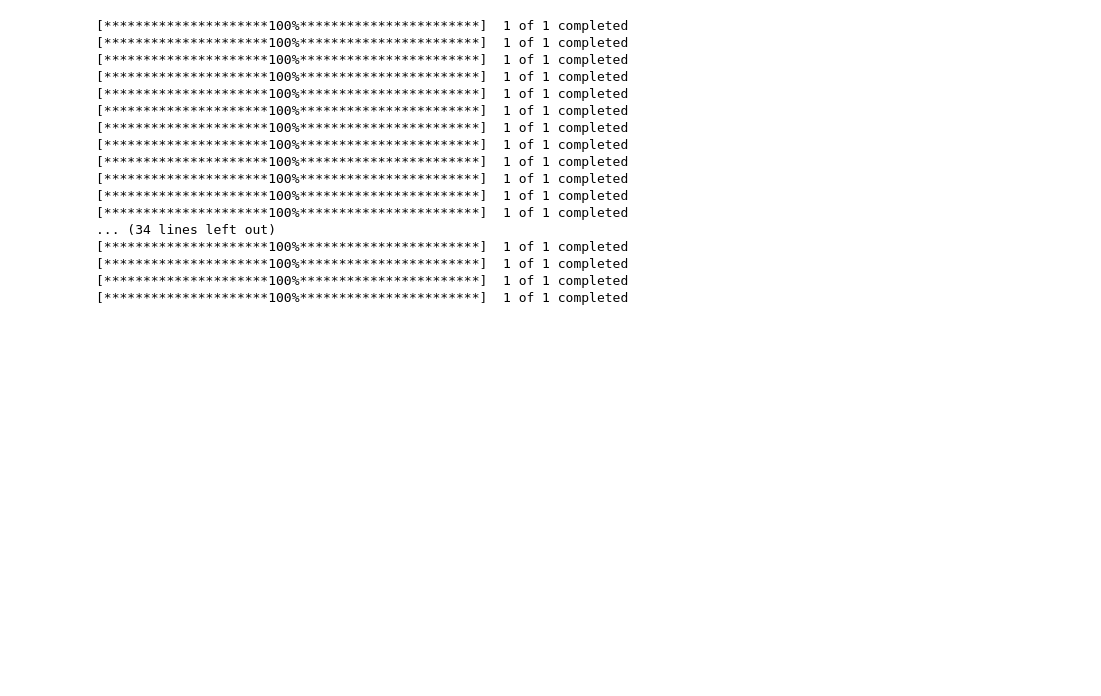
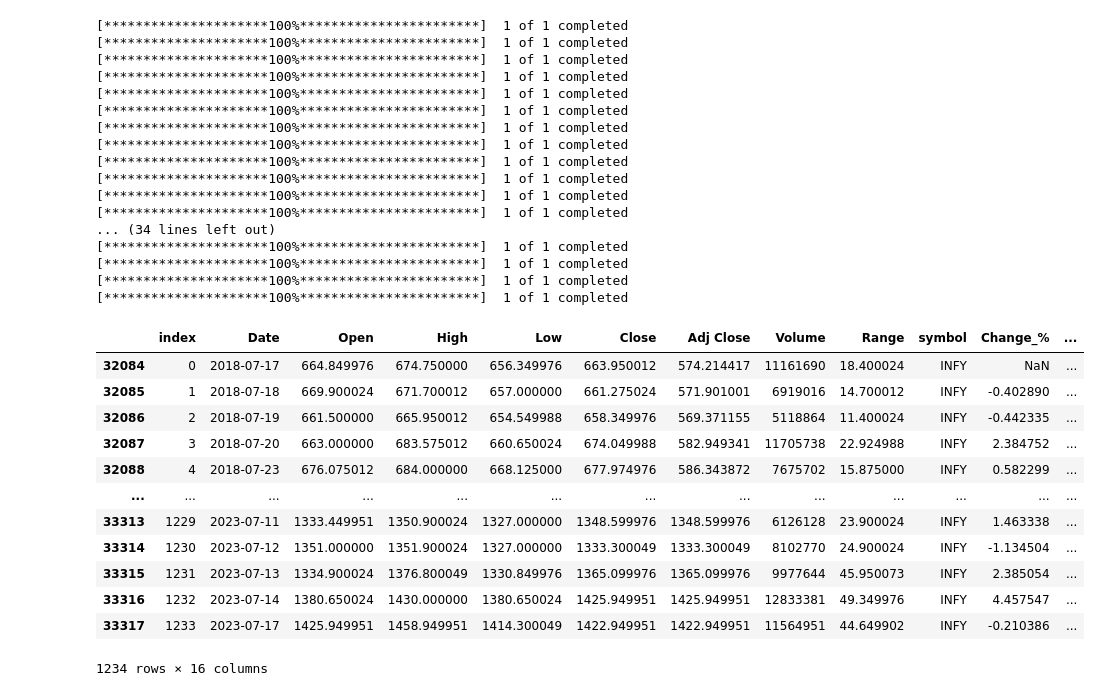
Before and after one commit to AshoksInsights/AshokTheAnalyst, a Jupyter notebook: import_stock_data.ipynb, the cells around one changed output. Saved outputs shown, nothing was run; the diff lists cells and outputs as text; code cells hidden in the pictures; blank space fills up the shorter version.

```diff
--- a/import_stock_data.ipynb
+++ b/import_stock_data.ipynb
@@ -13,12 +16,18 @@ len(tick)
 # %%
 df1=[]
 for i in tick:
-  df=yf.download(i,period='1y')
+  df=yf.download(i,period='5y')
   df.reset_index(inplace=True)
   df=df.dropna()
   df['Range']=df['High']-df['Low']
   df['symbol']=i.split(".")[0]
   df['Change_%']=(df['Close'].pct_change())*100
+  df['RSI'] = talib.RSI(df.Close,14)
+  df['SMA'] = talib.SMA(df.Close)
+  upper,middle,lower = talib.BBANDS(df.Close,matype=MA_Type.T3)
+  df['BB_u'] = upper
+  df['BB_m'] = middle
+  df['BB_l'] = lower
   df1.append(df)
 # %% [output]
 [*********************100%***********************]  1 of 1 completed
@@ -46,3 +55,19 @@ infy = df[df['symbol']=="INFY"]
 # %%
 fig = px.line(infy,'Date','Close')
 fig.show()
+# %%
+infy
+# %% [output]
+|  | index | Date | Open | High | Low | Close | Adj Close | Volume | Range | symbol | Change_% | ... |
+| 32084 | 0 | 2018-07-17 | 664.849976 | 674.750000 | 656.349976 | 663.950012 | 574.214417 | 11161690 | 18.400024 | INFY | NaN | ... |
+| 32085 | 1 | 2018-07-18 | 669.900024 | 671.700012 | 657.000000 | 661.275024 | 571.901001 | 6919016 | 14.700012 | INFY | -0.402890 | ... |
+| 32086 | 2 | 2018-07-19 | 661.500000 | 665.950012 | 654.549988 | 658.349976 | 569.371155 | 5118864 | 11.400024 | INFY | -0.442335 | ... |
+| 32087 | 3 | 2018-07-20 | 663.000000 | 683.575012 | 660.650024 | 674.049988 | 582.949341 | 11705738 | 22.924988 | INFY | 2.384752 | ... |
+| 32088 | 4 | 2018-07-23 | 676.075012 | 684.000000 | 668.125000 | 677.974976 | 586.343872 | 7675702 | 15.875000 | INFY | 0.582299 | ... |
+| ... | ... | ... | ... | ... | ... | ... | ... | ... | ... | ... | ... | ... |
+| 33313 | 1229 | 2023-07-11 | 1333.449951 | 1350.900024 | 1327.000000 | 1348.599976 | 1348.599976 | 6126128 | 23.900024 | INFY | 1.463338 | ... |
+| 33314 | 1230 | 2023-07-12 | 1351.000000 | 1351.900024 | 1327.000000 | 1333.300049 | 1333.300049 | 8102770 | 24.900024 | INFY | -1.134504 | ... |
+| 33315 | 1231 | 2023-07-13 | 1334.900024 | 1376.800049 | 1330.849976 | 1365.099976 | 1365.099976 | 9977644 | 45.950073 | INFY | 2.385054 | ... |
+| 33316 | 1232 | 2023-07-14 | 1380.650024 | 1430.000000 | 1380.650024 | 1425.949951 | 1425.949951 | 12833381 | 49.349976 | INFY | 4.457547 | ... |
+| 33317 | 1233 | 2023-07-17 | 1425.949951 | 1458.949951 | 1414.300049 | 1422.949951 | 1422.949951 | 11564951 | 44.649902 | INFY | -0.210386 | ... |
+1234 rows × 16 columns
```
Also changed, not shown: parts of 3 cells of this notebook, 1 other file.
